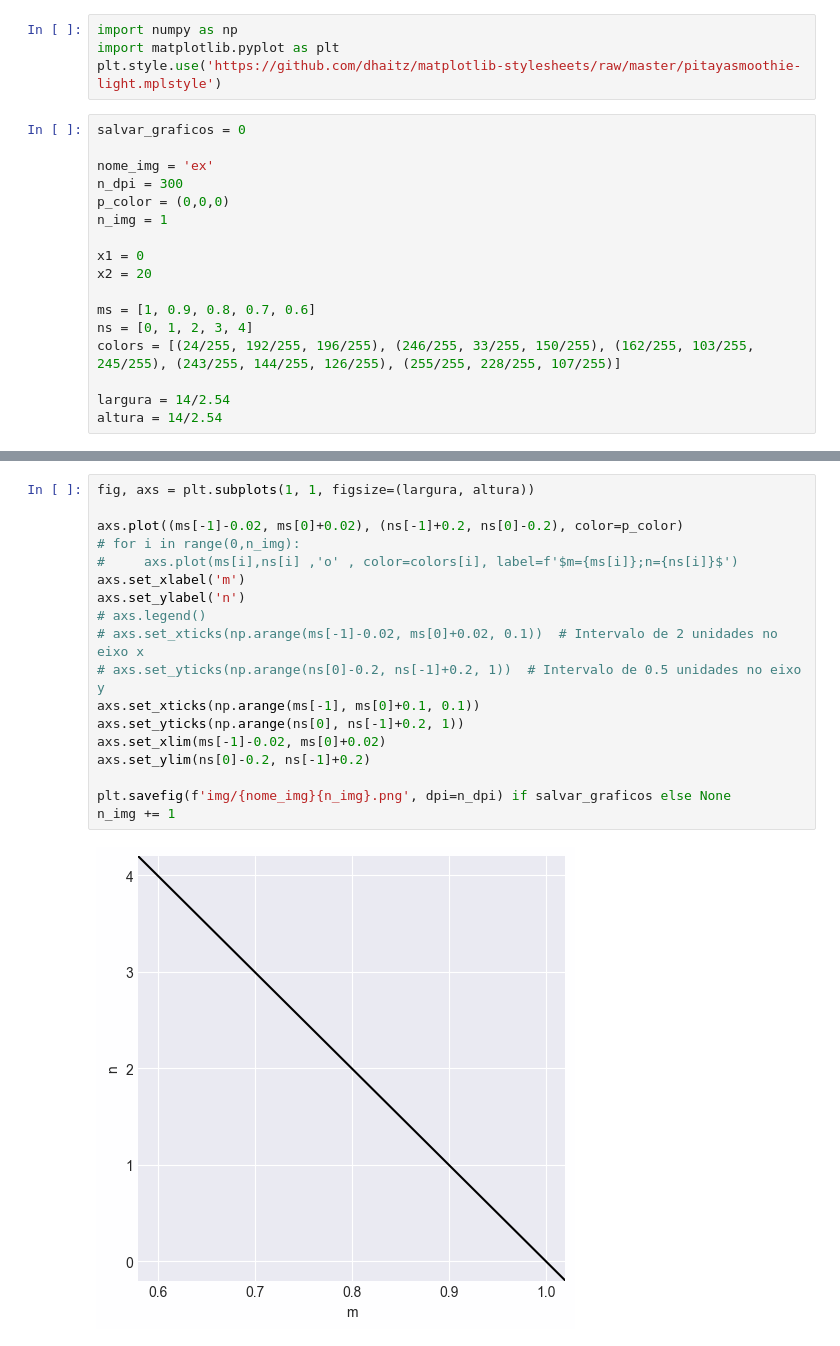
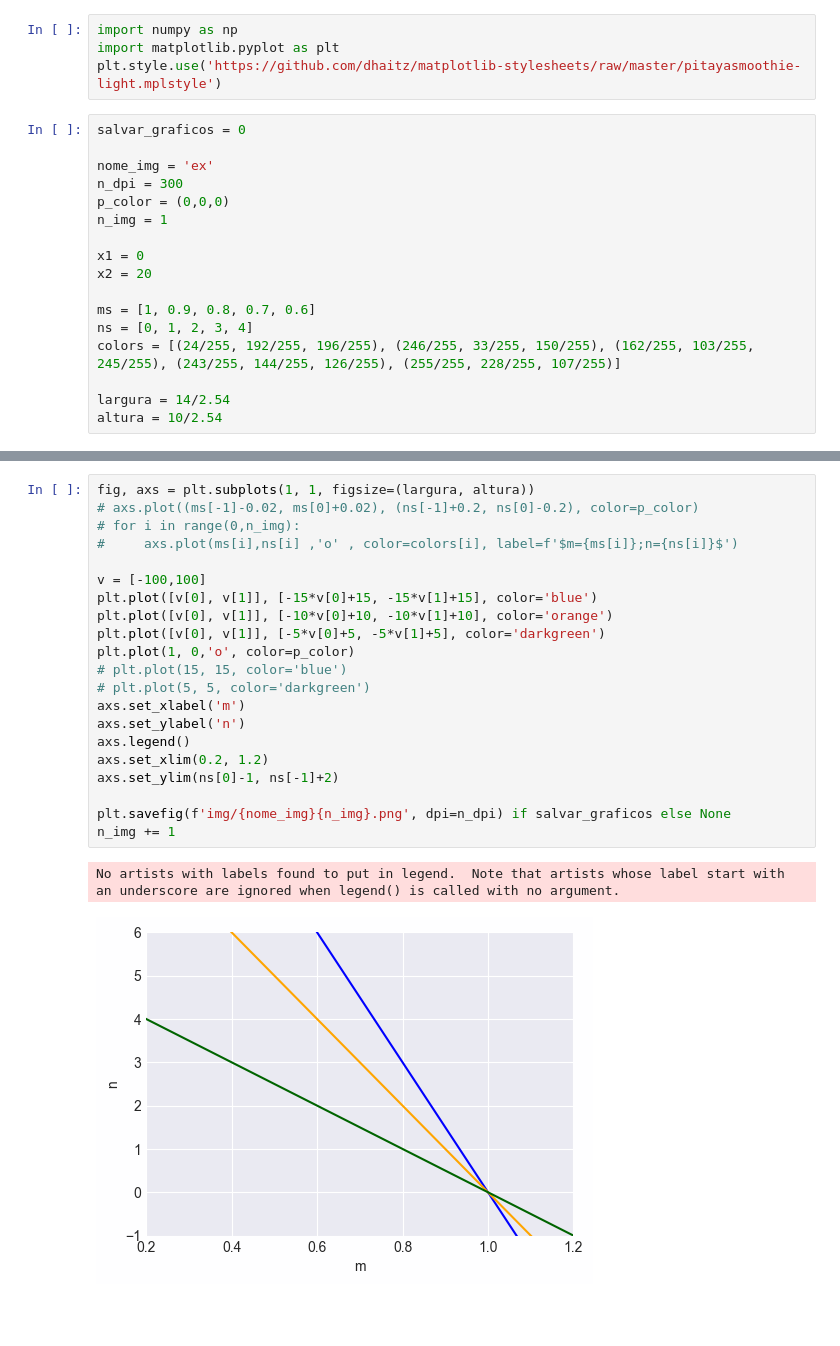
Before and after one commit to brunameinberg/desprog-orfalius, a Jupyter notebook: src/gera_imagem_graf.ipynb, the cells around one changed output, grey strips where cells are left out. Cells and saved outputs as stored; diff of their text form; blank space fills up the shorter version.

```diff
--- a/src/gera_imagem_graf.ipynb
+++ b/src/gera_imagem_graf.ipynb
@@ -18,7 +18,7 @@ ns = [0, 1, 2, 3, 4]
 colors = [(24/255, 192/255, 196/255), (246/255, 33/255, 150/255), (162/255, 103/255, 245/255), (243/255, 144/255, 126/255), (255/255, 228/255, 107/255)]
 
 largura = 14/2.54
-altura = 14/2.54
+altura = 10/2.54
 # %%
 plt.figure(figsize=(largura, altura))
 for i in range(0,1):
@@ -38,20 +61,24 @@ n_img += 1
 # %%
 fig, axs = plt.subplots(1, 1, figsize=(largura, altura))
-
-axs.plot((ms[-1]-0.02, ms[0]+0.02), (ns[-1]+0.2, ns[0]-0.2), color=p_color)
+# axs.plot((ms[-1]-0.02, ms[0]+0.02), (ns[-1]+0.2, ns[0]-0.2), color=p_color)
 # for i in range(0,n_img):
 #     axs.plot(ms[i],ns[i] ,'o' , color=colors[i], label=f'$m={ms[i]};n={ns[i]}$')
+
+v = [-100,100]
+plt.plot([v[0], v[1]], [-15*v[0]+15, -15*v[1]+15], color='blue')
+plt.plot([v[0], v[1]], [-10*v[0]+10, -10*v[1]+10], color='orange')
+plt.plot([v[0], v[1]], [-5*v[0]+5, -5*v[1]+5], color='darkgreen')
+plt.plot(1, 0,'o', color=p_color)
+# plt.plot(15, 15, color='blue')
+# plt.plot(5, 5, color='darkgreen')
 axs.set_xlabel('m')
 axs.set_ylabel('n')
-# axs.legend()
-# axs.set_xticks(np.arange(ms[-1]-0.02, ms[0]+0.02, 0.1))  # Intervalo de 2 unidades no eixo x
-# axs.set_yticks(np.arange(ns[0]-0.2, ns[-1]+0.2, 1))  # Intervalo de 0.5 unidades no eixo y
-axs.set_xticks(np.arange(ms[-1], ms[0]+0.1, 0.1))
-axs.set_yticks(np.arange(ns[0], ns[-1]+0.2, 1))
-axs.set_xlim(ms[-1]-0.02, ms[0]+0.02)
-axs.set_ylim(ns[0]-0.2, ns[-1]+0.2)
+axs.legend()
+axs.set_xlim(0.2, 1.2)
+axs.set_ylim(ns[0]-1, ns[-1]+2)
 
 plt.savefig(f'img/{nome_img}{n_img}.png', dpi=n_dpi) if salvar_graficos else None
 n_img += 1
 # %% [output]
+No artists with labels found to put in legend.  Note that artists whose label start with an underscore are ignored when legend() is called with no argument.
-[figure, old version]
+[figure, new version]
```
Also changed, not shown: parts of 3 cells of this notebook, 3 other files.
